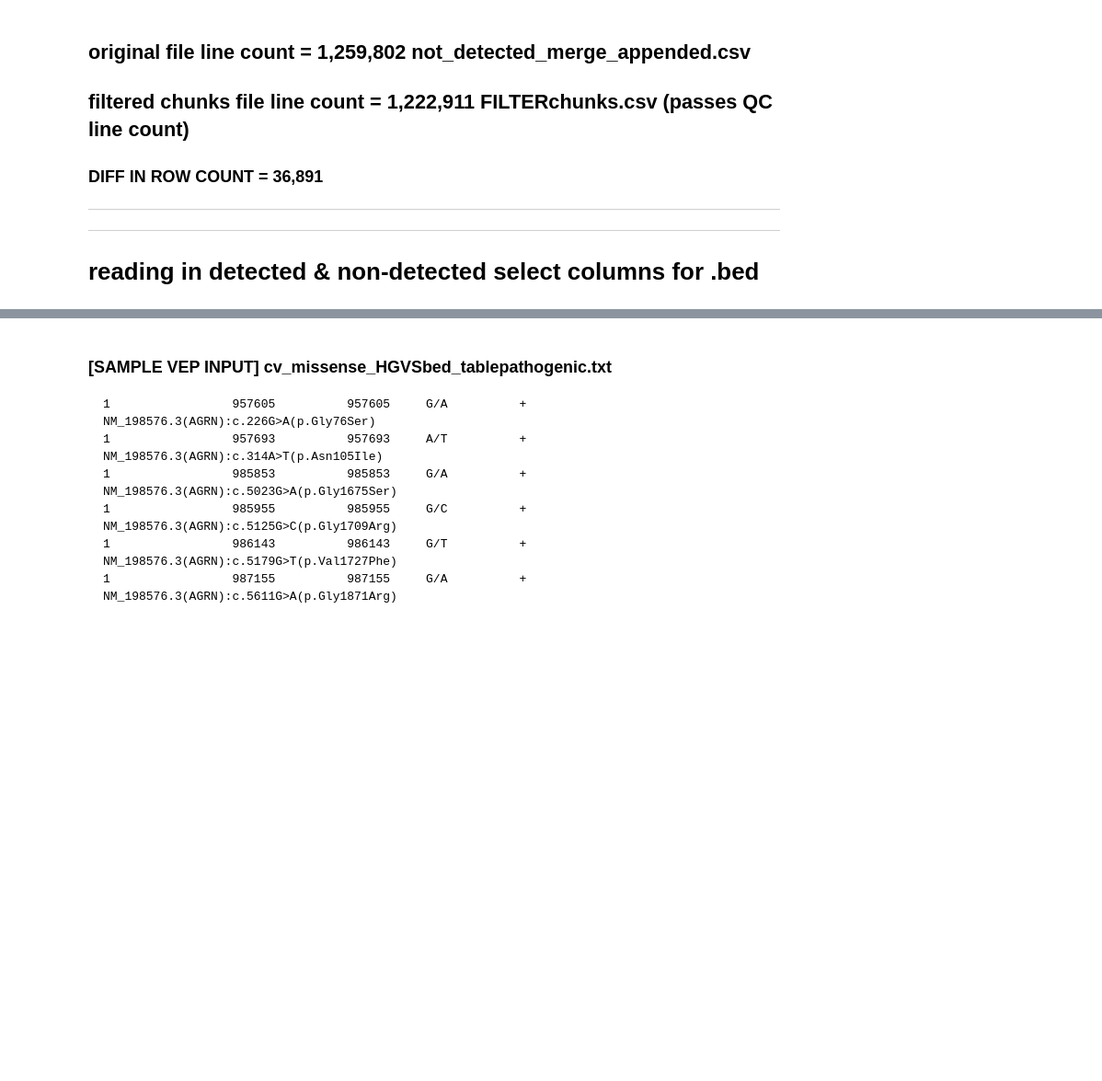
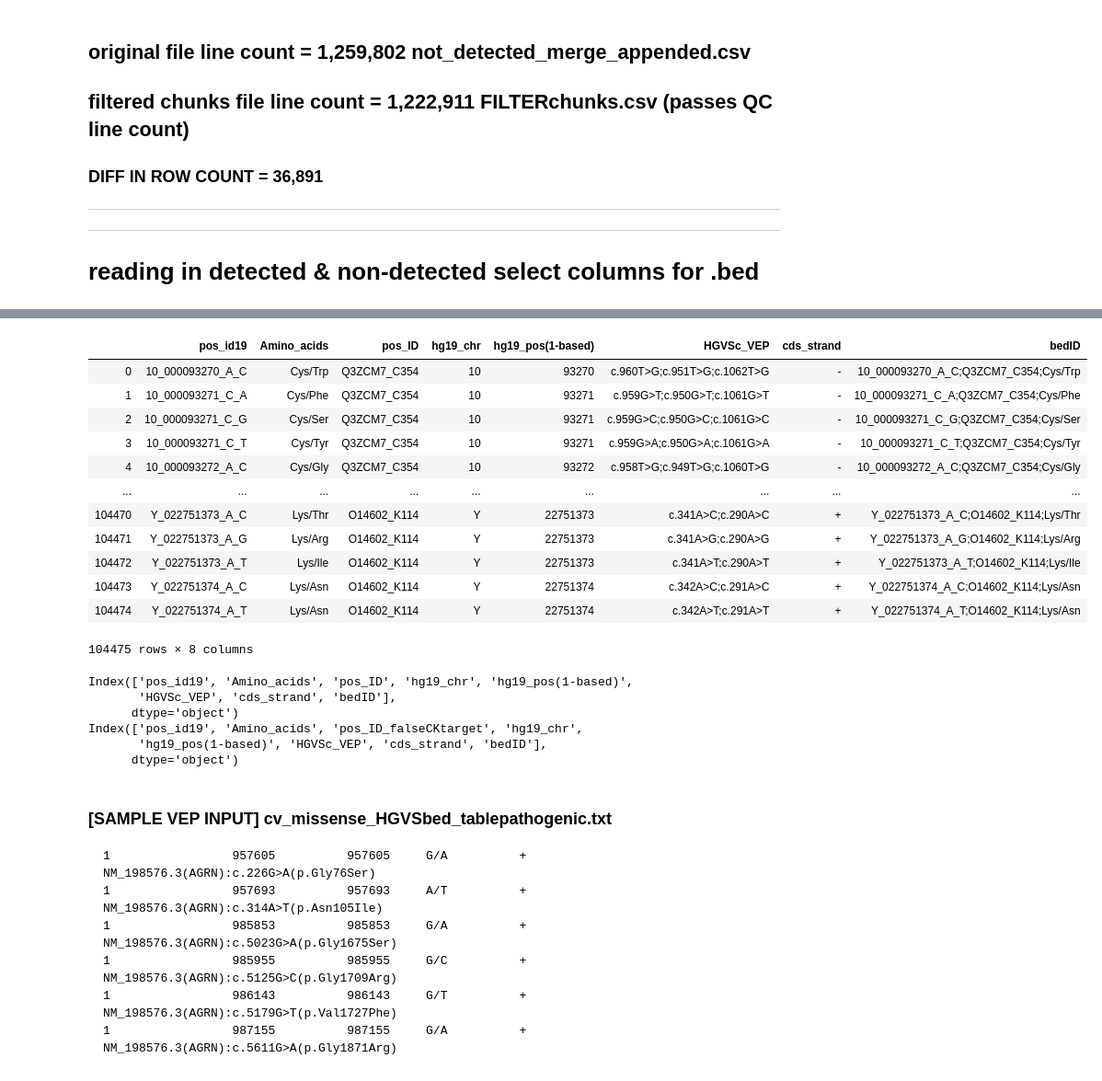
Before and after one commit to Mfpfox/MAPPING, a Jupyter notebook: K19_12_10_Coordinates_score_annotation.ipynb, the cells around one changed output, grey strips where cells are left out. Shown at 92% size. Saved outputs shown, nothing was run; the diff lists cells and outputs as text; code cells hidden in the pictures; blank space fills up the shorter version.

```diff
--- a/K19_12_10_Coordinates_score_annotation.ipynb
+++ b/K19_12_10_Coordinates_score_annotation.ipynb
@@ -962,0 +1001,34 @@ dect['hg19_pos(1-based)'] = dect['hg19_pos(1-based)'].astype(int)
+# %%
+dect
+# %% [output]
+|  | pos_id19 | Amino_acids | pos_ID | hg19_chr | hg19_pos(1-based) | HGVSc_VEP | cds_strand | bedID |
+| 0 | 10_000093270_A_C | Cys/Trp | Q3ZCM7_C354 | 10 | 93270 | c.960T>G;c.951T>G;c.1062T>G | - | 10_000093270_A_C;Q3ZCM7_C354;Cys/Trp |
+| 1 | 10_000093271_C_A | Cys/Phe | Q3ZCM7_C354 | 10 | 93271 | c.959G>T;c.950G>T;c.1061G>T | - | 10_000093271_C_A;Q3ZCM7_C354;Cys/Phe |
+| 2 | 10_000093271_C_G | Cys/Ser | Q3ZCM7_C354 | 10 | 93271 | c.959G>C;c.950G>C;c.1061G>C | - | 10_000093271_C_G;Q3ZCM7_C354;Cys/Ser |
+| 3 | 10_000093271_C_T | Cys/Tyr | Q3ZCM7_C354 | 10 | 93271 | c.959G>A;c.950G>A;c.1061G>A | - | 10_000093271_C_T;Q3ZCM7_C354;Cys/Tyr |
+| 4 | 10_000093272_A_C | Cys/Gly | Q3ZCM7_C354 | 10 | 93272 | c.958T>G;c.949T>G;c.1060T>G | - | 10_000093272_A_C;Q3ZCM7_C354;Cys/Gly |
+| ... | ... | ... | ... | ... | ... | ... | ... | ... |
+| 104470 | Y_022751373_A_C | Lys/Thr | O14602_K114 | Y | 22751373 | c.341A>C;c.290A>C | + | Y_022751373_A_C;O14602_K114;Lys/Thr |
+| 104471 | Y_022751373_A_G | Lys/Arg | O14602_K114 | Y | 22751373 | c.341A>G;c.290A>G | + | Y_022751373_A_G;O14602_K114;Lys/Arg |
+| 104472 | Y_022751373_A_T | Lys/Ile | O14602_K114 | Y | 22751373 | c.341A>T;c.290A>T | + | Y_022751373_A_T;O14602_K114;Lys/Ile |
+| 104473 | Y_022751374_A_C | Lys/Asn | O14602_K114 | Y | 22751374 | c.342A>C;c.291A>C | + | Y_022751374_A_C;O14602_K114;Lys/Asn |
+| 104474 | Y_022751374_A_T | Lys/Asn | O14602_K114 | Y | 22751374 | c.342A>T;c.291A>T | + | Y_022751374_A_T;O14602_K114;Lys/Asn |
+104475 rows × 8 columns
+# %%
+print(dect.columns)
+print(notdect.columns)
+# simplify df
+keepdet = ['hg19_chr', 'hg19_pos(1-based)','HGVSc_VEP', 'cds_strand', 'bedID']
+bed_dect = dect[keepdet].copy()
+bed_not = notdect[keepdet].copy()
+# # change order of columns
+cols = ['hg19_chr', 'hg19_pos(1-based)', 'HGVSc_VEP', 'cds_strand', 'bedID']
+bed_dect = bed_dect[cols]
+bed_not = bed_not[cols]
+# %% [output]
+Index(['pos_id19', 'Amino_acids', 'pos_ID', 'hg19_chr', 'hg19_pos(1-based)',
+       'HGVSc_VEP', 'cds_strand', 'bedID'],
+      dtype='object')
+Index(['pos_id19', 'Amino_acids', 'pos_ID_falseCKtarget', 'hg19_chr',
+       'hg19_pos(1-based)', 'HGVSc_VEP', 'cds_strand', 'bedID'],
+      dtype='object')
```
Also changed, not shown: parts of 18 cells of this notebook, 1 other file.
